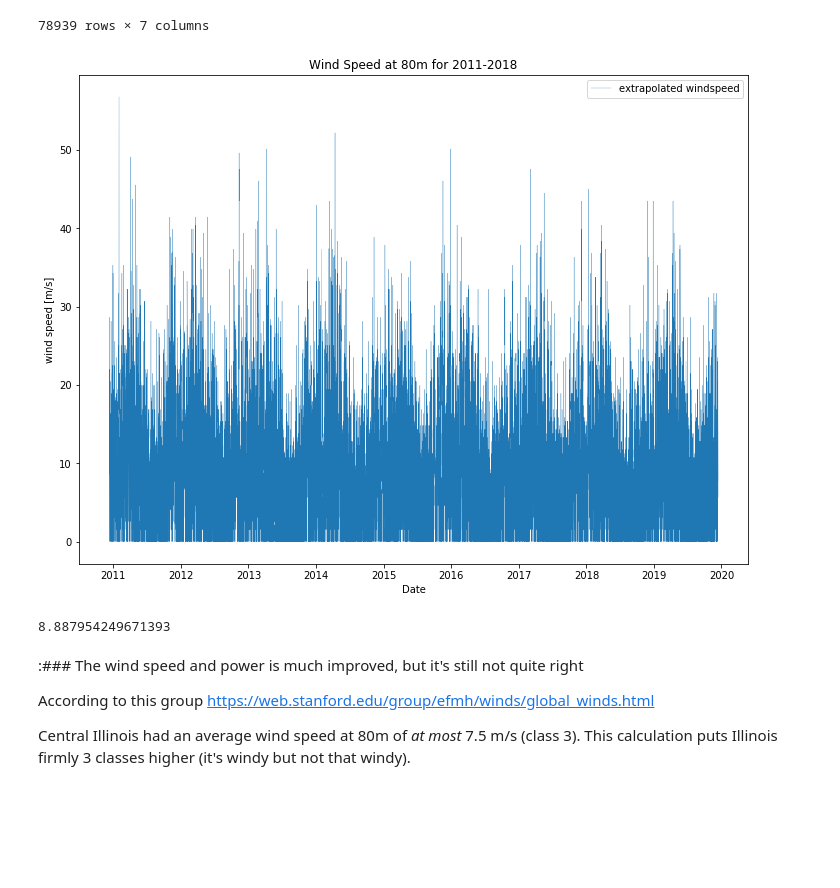
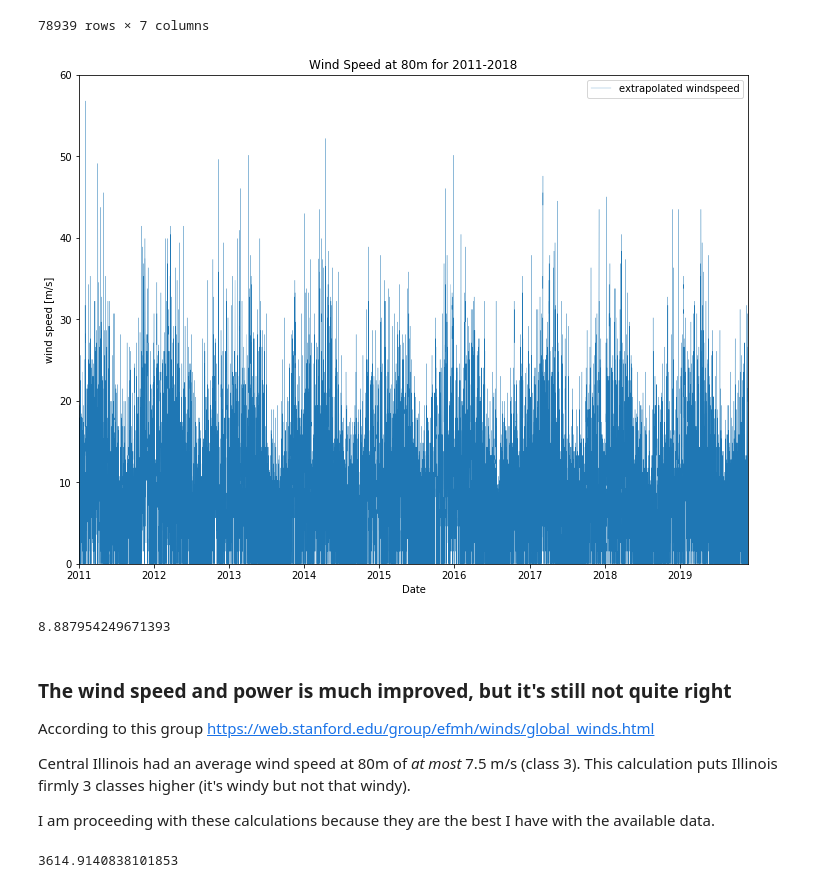
Before and after one commit to arfc/pride, a Jupyter notebook: data_processing/wind_power.ipynb, the cells around one changed output. Drawn from its saved outputs; the diff is of its cells as text; code cells hidden in the pictures; blank space fills up the shorter version.

Commit message:
updates wind notebook for synthetic histories

```diff
--- a/data_processing/wind_power.ipynb
+++ b/data_processing/wind_power.ipynb
@@ -580,23 +567,34 @@ lincoln_wind
 | 2019-12-13 02:00:00 | 3.888889 | 70.000000 | 99492.099125 | 2.235136 | 7.671019 | 1.248376 | 2.343585 |
 78939 rows × 7 columns
 # %%
-fig = plt.figure(figsize=(12,9), edgecolor='k', facecolor='w')
-plt.plot(lincoln_wind.index, lincoln_wind['u_ex'], lw=0.25, label='extrapolated windspeed')
-plt.xlabel('Date')
-plt.ylabel('wind speed [m/s]')
-plt.legend()
-plt.title("Wind Speed at 80m for 2011-2018")
+import datetime
+fig,ax = plt.subplots(1,1,figsize=(12,9), edgecolor='k', facecolor='w')
+ax.plot(lincoln_wind.index, lincoln_wind['u_ex'], lw=0.25, label='extrapolated windspeed')
+ax.set_xlabel('Date')
+ax.set_ylabel('wind speed [m/s]')
+ax.legend()
+ax.set_title("Wind Speed at 80m for 2011-2018")
+ax.set_ylim(0,60)
+ax.set_xlim(datetime.date(2011,1,1), datetime.date(2019,12,1))
 plt.show()
 # %% [output]
-[figure, old version]
+[figure, new version]
 # %%
 lincoln_wind['u_ex'].mean()
 # %% [output]
 8.887954249671393
 # %% [markdown]
-:### The wind speed and power is much improved, but it's still not quite right
+### The wind speed and power is much improved, but it's still not quite right
 
 According to this group
 https://web.stanford.edu/group/efmh/winds/global_winds.html
 
-Central Illinois had an average wind speed at 80m of _at most_ 7.5 m/s (class 3). This calculation puts Illinois firmly 3 classes higher (it's windy but not that windy).
+Central Illinois had an average wind speed at 80m of _at most_ 7.5 m/s (class 3). This calculation puts
+Illinois firmly 3 classes higher (it's windy but not that windy).
+
+
+I am proceeding with these calculations because they are the best I have with the available data.
+# %%
+typical_wind.power.mean()
+# %% [output]
+3614.9140838101853
```
Also changed, not shown: parts of 15 cells of this notebook.
